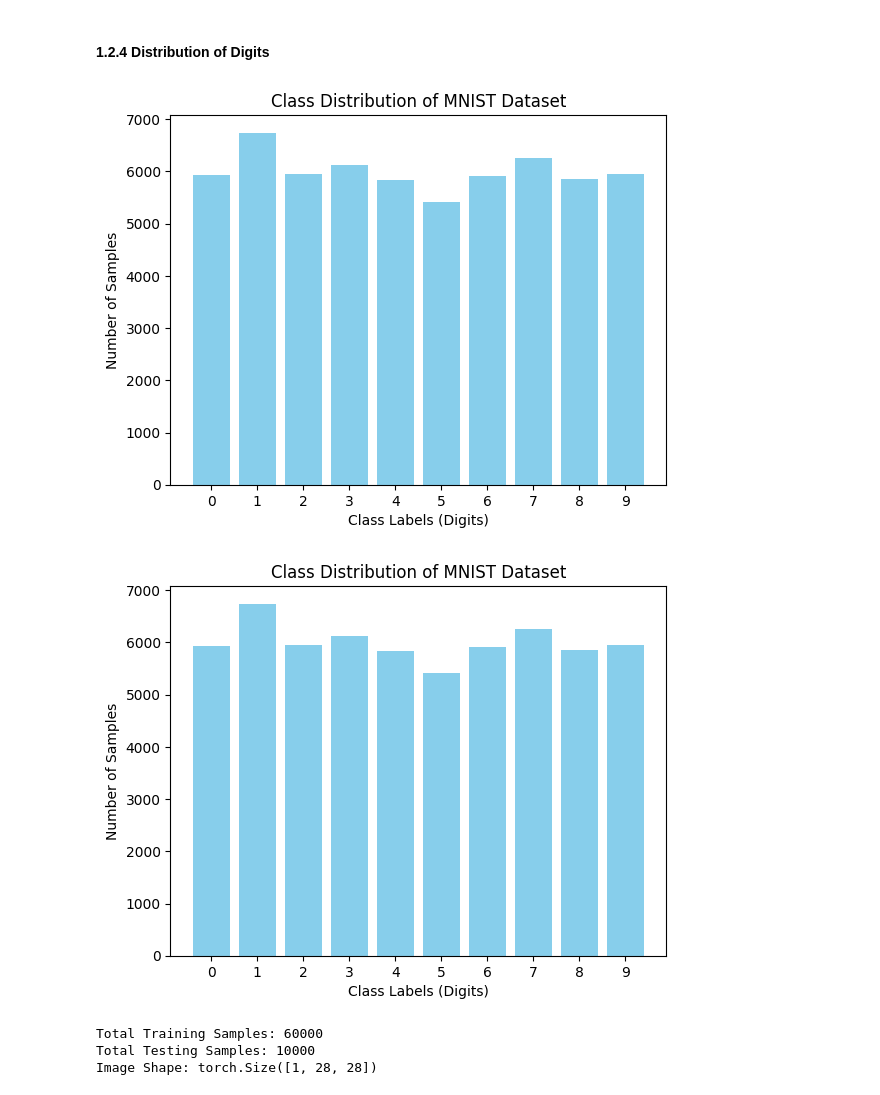
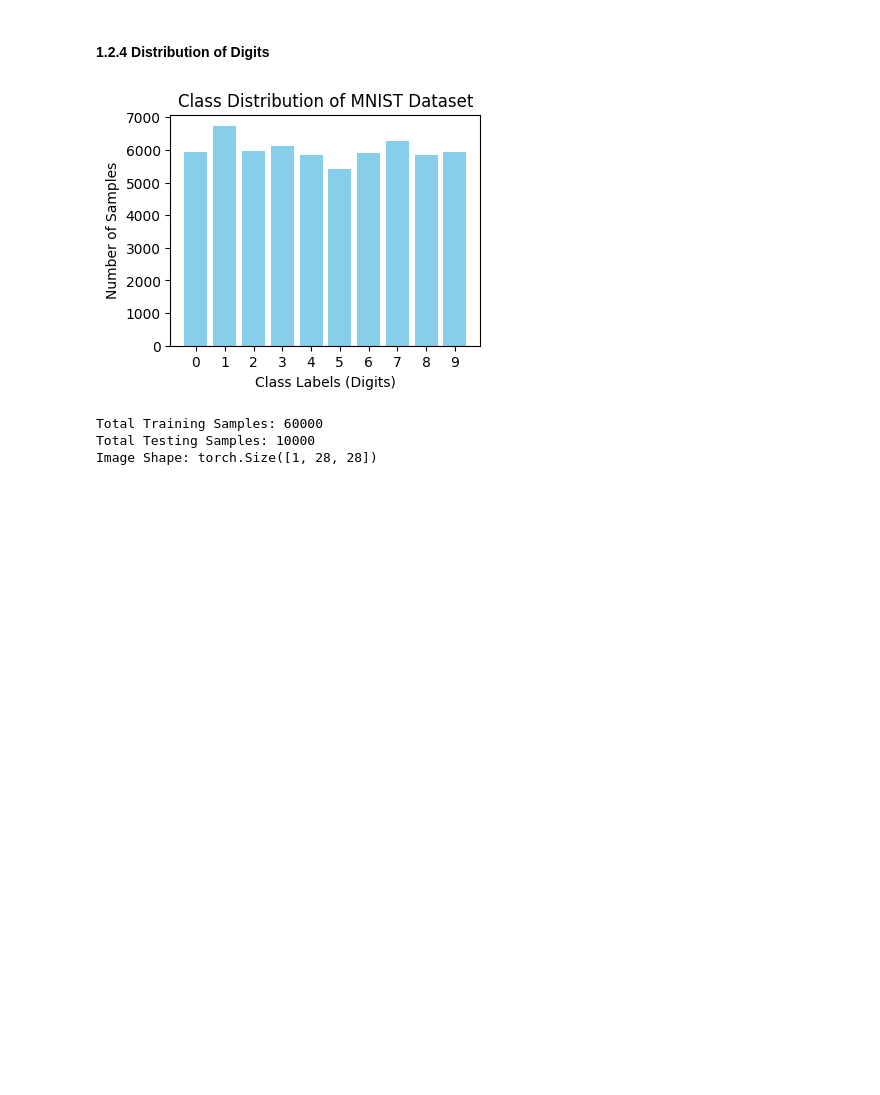
Before and after one commit to Team-Synapse-UoM/Custom-CNN-ImageClassification, a Jupyter notebook: data.ipynb, the cells around one changed output. Saved outputs shown, nothing was run; the diff lists cells and outputs as text; code cells hidden in the pictures; blank space fills up the shorter version.

```diff
--- a/data.ipynb
+++ b/data.ipynb
@@ -140,22 +143,18 @@ plt.show()
 # %%
 labels = train_dataset.targets
 
-def plot_class_distribution(labels):
-    unique, counts = np.unique(labels.numpy(), return_counts=True)
+unique, counts = np.unique(labels.numpy(), return_counts=True)
 
-    # Create a bar plot for class distribution
-    plt.bar(unique, counts, color='skyblue')
-    plt.title('Class Distribution of MNIST Dataset')
-    plt.xlabel('Class Labels (Digits)')
-    plt.ylabel('Number of Samples')
-    plt.xticks(unique)  # Set x-axis ticks to be the class labels
-    plt.show()
-
-plot_class_distribution(labels)
-plot_class_distribution(labels)
+# Create a bar plot for class distribution
+plt.figure(figsize=(4, 3))
+plt.bar(unique, counts, color='skyblue')
+plt.title('Class Distribution of MNIST Dataset')
+plt.xlabel('Class Labels (Digits)')
+plt.ylabel('Number of Samples')
+plt.xticks(unique)  # Set x-axis ticks to be the class labels
+plt.show()
 # %% [output]
-[figure, old version]
+[figure, new version]
-[figure, removed]
 # %%
 print(f"Total Training Samples: {len(train_dataset)}")
 print(f"Total Testing Samples: {len(test_dataset)}")
```
Also changed, not shown: parts of 3 cells of this notebook.
